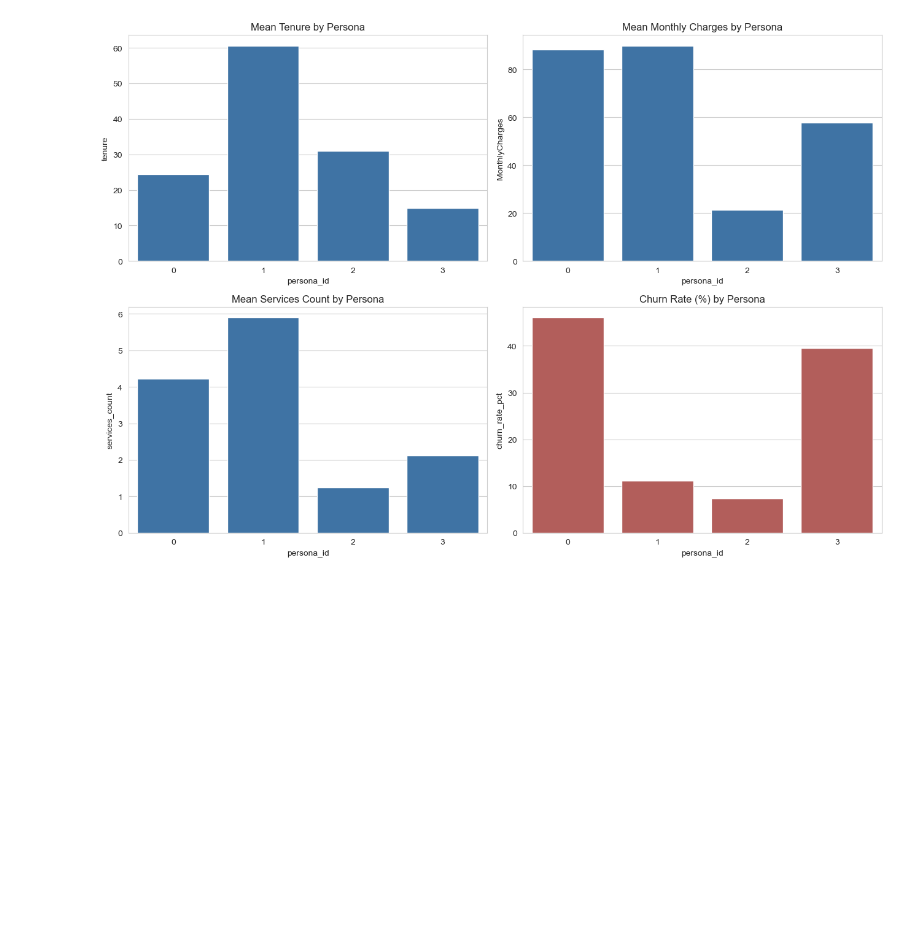
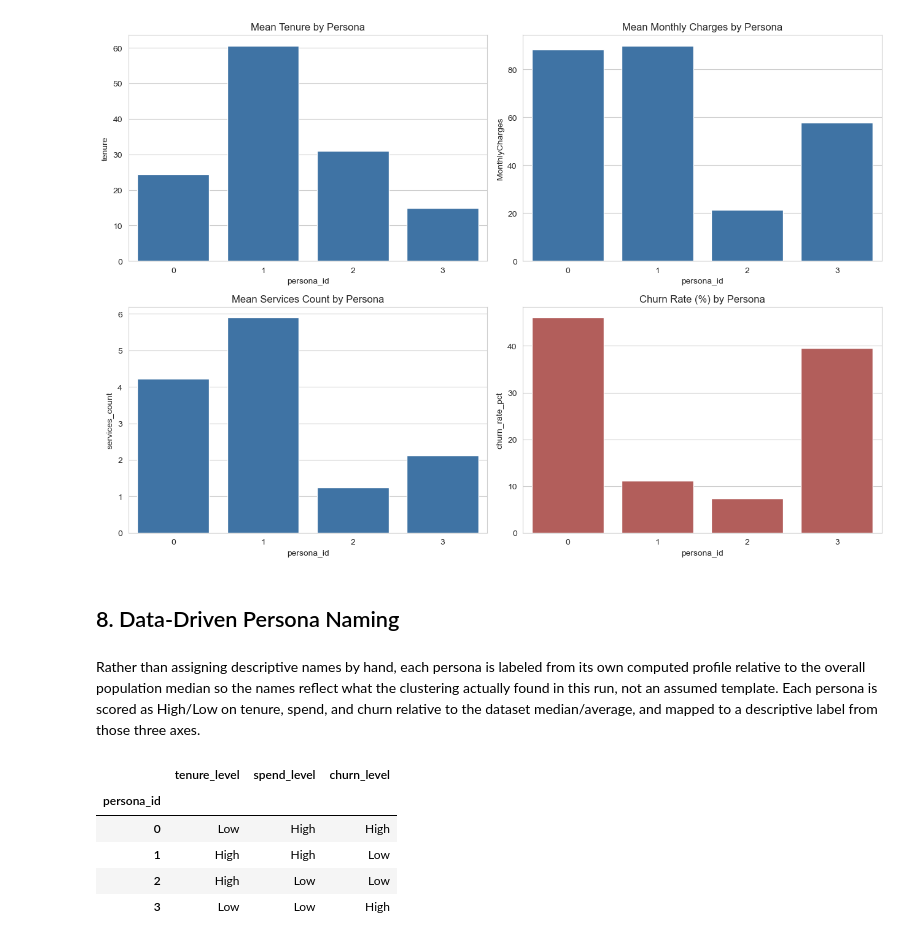
Before and after one commit to danielowuor/Customer-Retention-Intelligence-System, a Jupyter notebook: notebooks/02_segmentation.ipynb, the cells around one changed output. Saved outputs shown, nothing was run; the diff lists cells and outputs as text; code cells hidden in the pictures; blank space fills up the shorter version.

```diff
--- a/notebooks/02_segmentation.ipynb
+++ b/notebooks/02_segmentation.ipynb
@@ -264,3 +264,28 @@ plt.tight_layout()
 plt.show()
 # %% [output]
 [figure]
+# %% [markdown]
+## 8. Data-Driven Persona Naming
+# %% [markdown]
+Rather than assigning descriptive names by hand, each persona is labeled from its own computed profile relative to the overall population median so the names reflect what the clustering actually found in this run, not an assumed template. Each persona is scored as High/Low on tenure, spend, and churn relative to the dataset median/average, and mapped to a descriptive label from those three axes.
+# %%
+overall_median_tenure = df["tenure"].median()
+overall_median_charges = df["MonthlyCharges"].median()
+overall_churn_rate = (df["Churn"] == "Yes").mean() * 100
+
+def label_persona(row):
+    tenure_level = "High" if row["tenure"] >= overall_median_tenure else "Low"
+    spend_level = "High" if row["MonthlyCharges"] >= overall_median_charges else "Low"
+    churn_level = "High" if row["churn_rate_pct"] >= overall_churn_rate else "Low"
+    return tenure_level, spend_level, churn_level
+
+persona_axes = profile_numeric.apply(label_persona, axis=1, result_type="expand")
+persona_axes.columns = ["tenure_level", "spend_level", "churn_level"]
+persona_axes
+# %% [output]
+|  | tenure_level | spend_level | churn_level |
+| persona_id |  |  |  |
+| 0 | Low | High | High |
+| 1 | High | High | Low |
+| 2 | High | Low | Low |
+| 3 | Low | Low | High |
```
Also changed, not shown: parts of 2 cells of this notebook.
